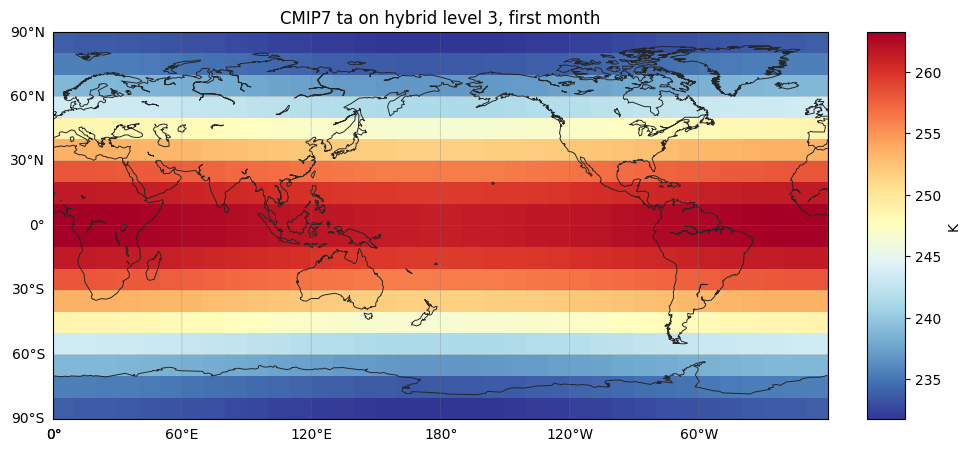
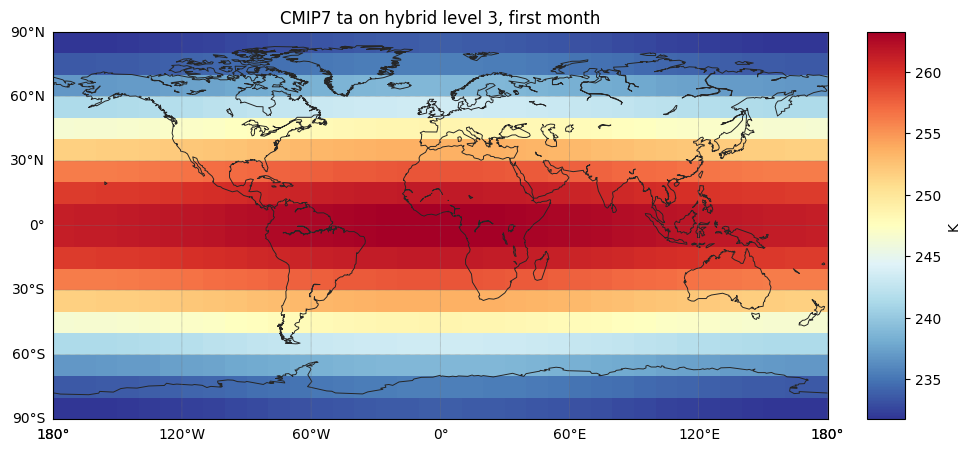
Code edit (unified diff) that turned the first committed figure into the second:
--- before
+++ after
@@ -2,6 +2,6 @@
 map_plot = Basemap(
     projection="cyl",
-    llcrnrlon=0,
-    urcrnrlon=360,
+    llcrnrlon=-180,
+    urcrnrlon=180,
     llcrnrlat=-90,
     urcrnrlat=90,
@@ -10,10 +10,13 @@
 )
 map_plot.drawmapboundary(fill_color="#f7fbff", linewidth=0.8)
-lon_grid, lat_grid = np.meshgrid(ds["lon"].values, ds["lat"].values)
+lon_wrapped = ((ds["lon"].values + 180.0) % 360.0) - 180.0
+lon_order = np.argsort(lon_wrapped)
+lon_grid, lat_grid = np.meshgrid(lon_wrapped[lon_order], ds["lat"].values)
 x, y = map_plot(lon_grid, lat_grid)
-mesh = map_plot.pcolormesh(x, y, ds["ta"].isel(time=0, lev=2).values, shading="auto", cmap="RdYlBu_r")
+field = ds["ta"].isel(time=0, lev=2).values[:, lon_order]
+mesh = map_plot.pcolormesh(x, y, field, shading="auto", cmap="RdYlBu_r")
 map_plot.drawcoastlines(linewidth=0.7, color="0.15")
 map_plot.drawparallels(np.arange(-90, 91, 30), labels=[1, 0, 0, 0], linewidth=0.4, color="0.45", dashes=[1, 1])
-map_plot.drawmeridians(np.arange(0, 361, 60), labels=[0, 0, 0, 1], linewidth=0.4, color="0.45", dashes=[1, 1])
+map_plot.drawmeridians(np.arange(-180, 181, 60), labels=[0, 0, 0, 1], linewidth=0.4, color="0.45", dashes=[1, 1])
 colorbar = map_plot.colorbar(mesh, location="right", pad="5%")
 colorbar.set_label("K")

Commit: Update longitude orientation of maps in noteboks